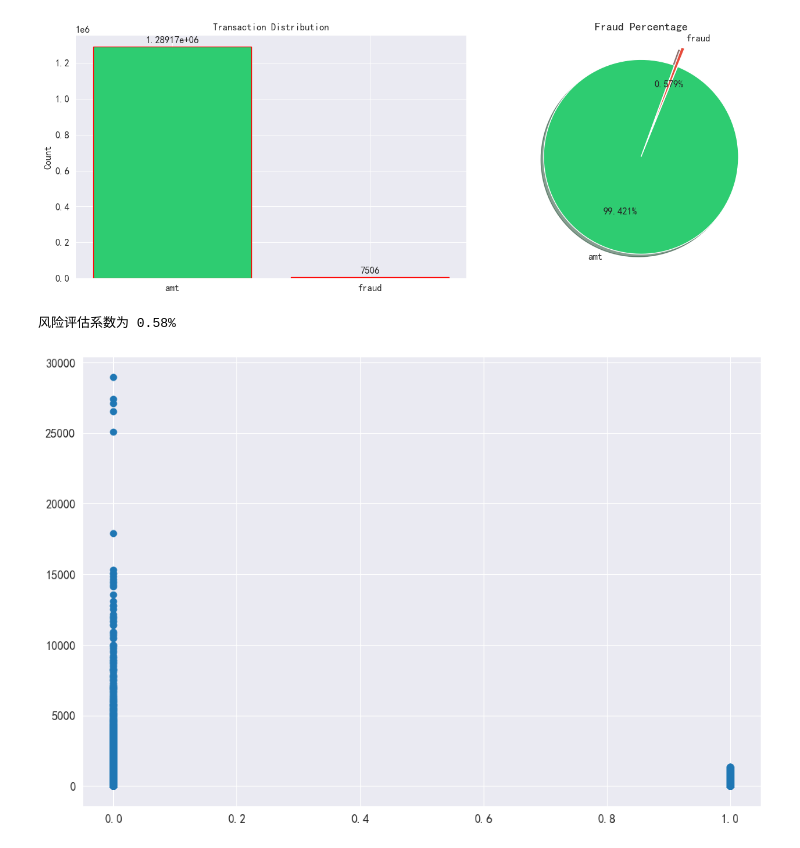
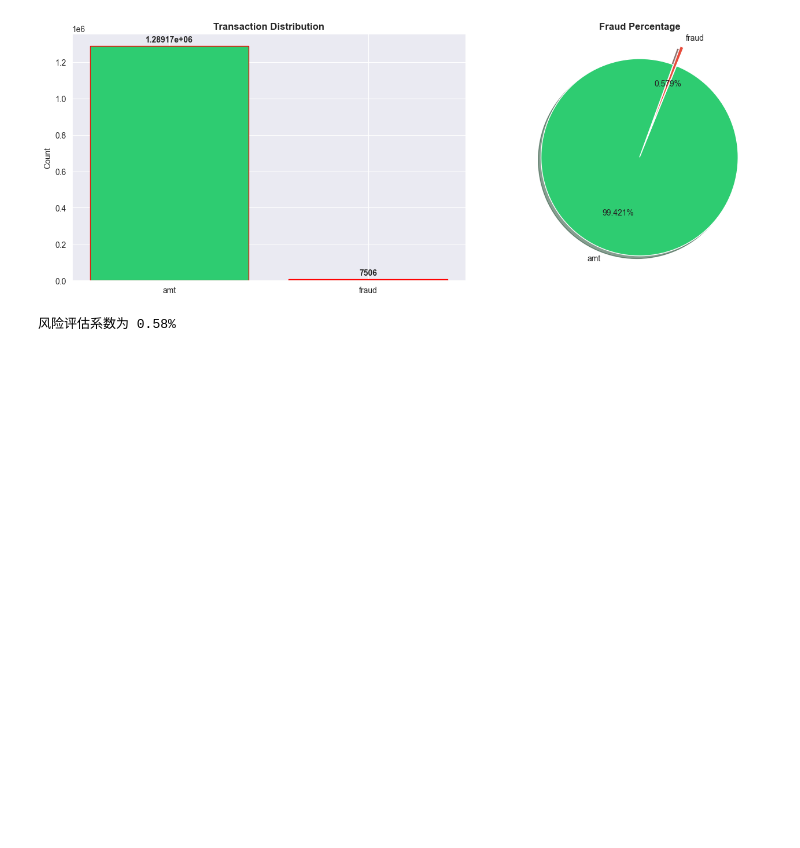
Before and after one commit to charles-justdoit/fraud-detection-audit.NAU-audit-acca--data-practice, a Jupyter notebook: 项目/notebooks/02_eda(可视化).ipynb, the cells around one changed output. Saved outputs shown, nothing was run; the diff lists cells and outputs as text; code cells hidden in the pictures; blank space fills up the shorter version.

```diff
--- a/项目/notebooks/02_eda(可视化).ipynb
+++ b/项目/notebooks/02_eda(可视化).ipynb
@@ -7,77 +7,32 @@ import pandas as pd
 import seaborn as sns
 
 train_df=pd.read_csv(r"C:\Users\范彬\OneDrive\桌面\train.csv")  #同上文引用train_dict变量
 # 结合CDA2级教程5.2描述性统计分析思维进行数据探索
 # 这里思路借鉴了AUro15kaggle上公开笔记本中的探索分析并加以修改,这里进行风险评估模型相关的风险系数计算
 # 一.对主属性(is_fraud)进行单独分析
 # 1. 准备数据
 labels = ['amt', 'fraud'] # List format for plotting
 colors = ['#2ecc71', '#e74c3c']
 fraud_counts=train_df["is_fraud"].value_counts()#设置风险统计数
 fraud_rate=train_df["is_fraud"].mean()#设置风险评估系数
 # 2. 设置分窗图布局
 fig, axes = plt.subplots(1, 2, figsize=(14, 5))
 
 # 左边图表:条形图
 bars = axes[0].bar(labels, fraud_counts, color=colors, edgecolor='red')
 axes[0].set_title('Transaction Distribution', fontweight='bold', fontsize=12)
 axes[0].bar_label(bars, padding=3, fontweight='bold')
 axes[0].set_ylabel('Count')
 
 # 右边图表:饼图
 axes[1].pie(fraud_counts, labels=labels, autopct='%1.3f%%', colors=colors,
             startangle=70, explode=(0, 0.2), shadow=True)
 axes[1].set_title('Fraud Percentage', fontweight='bold')
 
 plt.tight_layout()
 plt.show()
 
 print(f"风险评估系数为 {fraud_rate:.2%}")
-
-#接下来根据amt和is_fraud变量结合CDA2级第5章2个数据库(matplotlib库及seaborn库进行双变量关系分析)
-# 二.对可能影响主属性的相关变量进行相关性分析,分为amt(金额)和gender(性别)对is_fraud影响和amt与gender相关性
-#首先使用5.1.1matplotlib库中散点图进行相关性数据可视化
-#相关图表属性配置
-plt.rcParams['font.size'] = 12#调节字体大小
-plt.rcParams["font.sans-serif"] = ['SimHei']#显示中文
-plt.rcParams['axes.unicode_minus'] = False#避免符号显示干扰
-plt.figure(figsize=(12, 8))#设置图表布局
-#变量相关性数据可视化分析,下面使用matplotlib中散点图,seaborn库中的联合图，带核密度的联合图进行单独分析
-
-#这里使用matplotlib库中的散点图
-#先探索amt(金额)和is_fraud(欺诈值)关系_
-plt.scatter(train_df["is_fraud"],train_df["amt"])
-plt.show()
-#接下来探索gender(性别)和is_fraud(欺诈值)关系_
-plt.scatter(train_df["is_fraud"],train_df["gender"])
-plt.show()
-#这时候发现两者关系不够明显，优化环境同时分析gender和amt关系,因为amt和is_fraud明显呈现反比例关系
-plt.scatter(train_df["amt"],train_df["gender"])
-plt.show()
-
-
-#结果很明显,没有明显的数据可视化效果,于是转向seaborn库中的联合图
-sns.jointplot(x="is_fraud",y="amt",data=train_df)
-plt.show()
-sns.jointplot(x="is_fraud",y="gender",data=train_df)
-plt.show()
-sns.jointplot(x="amt",y="gender",data=train_df)
-plt.show()
-#可视化效果得到有效提高，但明显amt和gender有更好的可视化效果
-
-#接下来针对amt和gender进行添加带核密度估计的联合分布图
-sns.displot(data=train_df,x="gender",y="amt")
-plt.show()
-
-#接下来观察变量分布情况
-#密度曲线图图再次查看amt变量的分布(结合CDA5.1。2seaborn库内容)
-#鉴于amt分布较为不均,因此使用取对数法进行优化
-train_df["log_amt"]=np.log(train_df["amt"])
-plt.figure(figsize=(12, 8))
-sns.displot(data=train_df,x="is_fraud",y="log_amt",color="#2c3e50",kind="kde")
-plt.title("交易金额对数密度曲线分布图")
-plt.show()
 # %% [output]
-[figure, old version]
+[figure, new version]
 风险评估系数为 0.58%
-[figure, removed]
```
Also changed, not shown: parts of 4 cells of this notebook.
